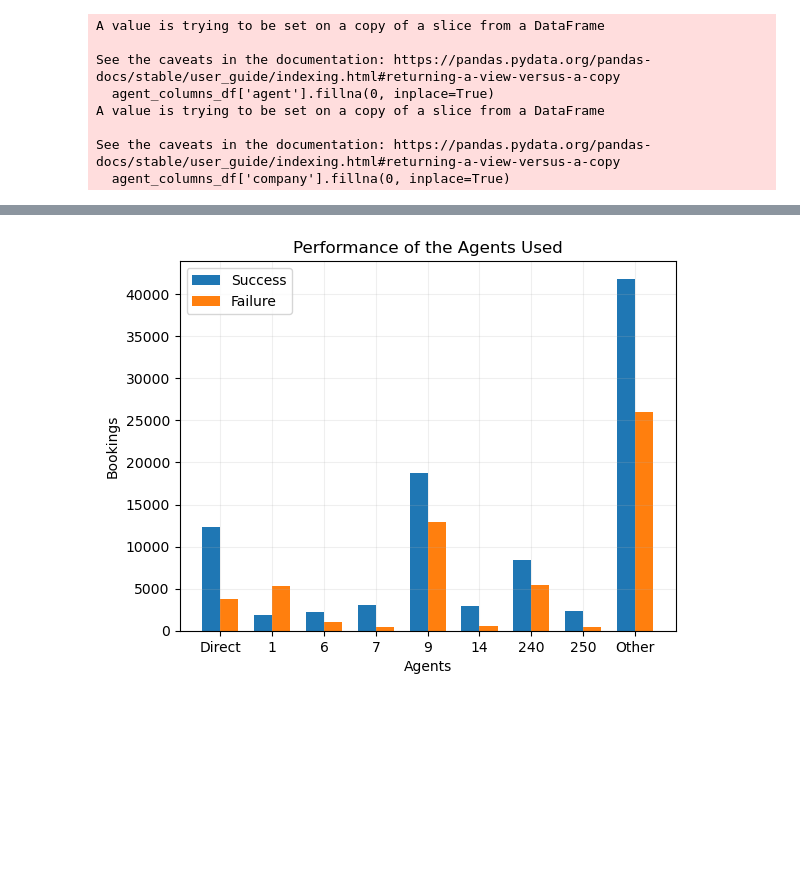
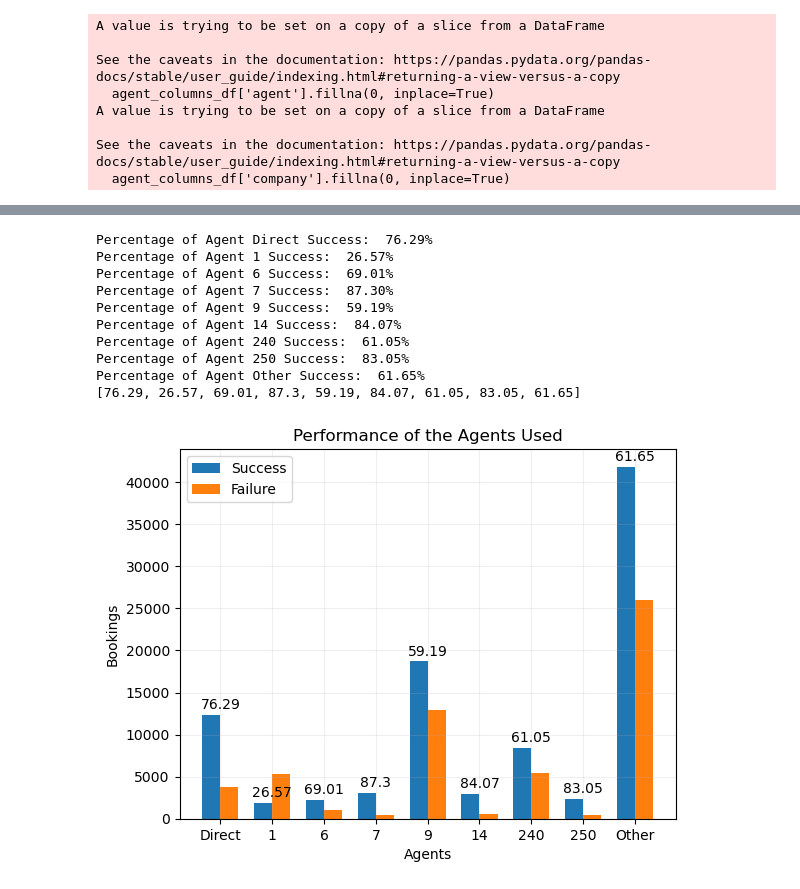
Before and after one commit to pin164/project_1, a Jupyter notebook: hotel_project_1.ipynb, the cells around one changed output, grey strips where cells are left out. Saved outputs shown, nothing was run; the diff lists cells and outputs as text; code cells hidden in the pictures; blank space fills up the shorter version.

```diff
--- a/hotel_project_1.ipynb
+++ b/hotel_project_1.ipynb
@@ -191,32 +139,58 @@ Other Agent's Failures are 26018
 # Makes a dictionary from the previously obtained value counts
 agent_success_dict = {'Direct':agent_0_success_value_count, '1':agent_1_success_value_count, '6':agent_6_success_value_count, '7':agent_7_success_value_count,
                       '9':agent_9_success_value_count, '14':agent_14_success_value_count, '240':agent_240_success_value_count, '250':agent_250_success_value_count,
                       'Other':other_agents_success_value_count}
 agent_failure_dict = {'Direct':agent_0_failure_value_count, '1':agent_1_failure_value_count, '6':agent_6_failure_value_count, '7':agent_7_failure_value_count,
                       '9':agent_9_failure_value_count, '14':agent_14_failure_value_count, '240':agent_240_failure_value_count, '250':agent_250_failure_value_count,
                       'Other':other_agents_failure_value_count}
-
+agent_success_list = [agent_0_success_value_count, agent_1_success_value_count, agent_6_success_value_count, agent_7_success_value_count,
+                      agent_9_success_value_count, agent_14_success_value_count, agent_240_success_value_count, agent_250_success_value_count,
+                      other_agents_success_value_count]
+agent_failure_list = [agent_0_failure_value_count, agent_1_failure_value_count, agent_6_failure_value_count, agent_7_failure_value_count,
+                      agent_9_failure_value_count, agent_14_failure_value_count, agent_240_failure_value_count, agent_250_failure_value_count,
+                      other_agents_failure_value_count]
 # Gets the X and Y values for the successful bookings to use in the chart
 agent_success_keys = agent_success_dict.keys()
 agent_success_values = agent_success_dict.values()
 
 # Gets the X and Y values for the failed bookings to use in the chart
 agent_failure_keys = agent_failure_dict.keys()
 agent_failure_values = agent_failure_dict.values()
 
 # Plotting the data on a bar graph
 agent_x_axis = np.arange(len(agent_success_keys))
 bar_width = 0.35
 agent_tick_locations = [value for value in agent_x_axis]
 
+success_percentage_list = []
+for value1, value2, key1 in zip(agent_success_dict.values(), agent_failure_dict.values(), agent_success_dict.keys()):
+    success_percentage = round((value1/(value1 + value2)) * 100, 2)
+    success_percentage_list.append(success_percentage)
+    print(f"Percentage of Agent {key1} Success: {success_percentage: .2f}%")
+print(success_percentage_list)
+
+for i in range(len(agent_success_keys)):
+    plt.text(i, agent_success_list[i] + 700, success_percentage_list[i], ha='center')
+
 plt.xticks(agent_tick_locations, agent_success_keys)
 plt.bar(agent_x_axis - bar_width/2, agent_success_values, bar_width, label='Success')
 plt.bar(agent_x_axis + bar_width/2, agent_failure_values, bar_width, label='Failure')
 plt.legend()
 plt.xlabel('Agents')
 plt.ylabel('Bookings')
 plt.title('Performance of the Agents Used')
 plt.grid(alpha=0.2)
+plt.savefig('Agent_Performance.png')
 plt.show()
 # %% [output]
+Percentage of Agent Direct Success:  76.29%
+Percentage of Agent 1 Success:  26.57%
+Percentage of Agent 6 Success:  69.01%
+Percentage of Agent 7 Success:  87.30%
+Percentage of Agent 9 Success:  59.19%
+Percentage of Agent 14 Success:  84.07%
+Percentage of Agent 240 Success:  61.05%
+Percentage of Agent 250 Success:  83.05%
+Percentage of Agent Other Success:  61.65%
+[76.29, 26.57, 69.01, 87.3, 59.19, 84.07, 61.05, 83.05, 61.65]
-[figure, old version]
+[figure, new version]
```
Also changed, not shown: parts of 6 cells of this notebook, 6 other files.
